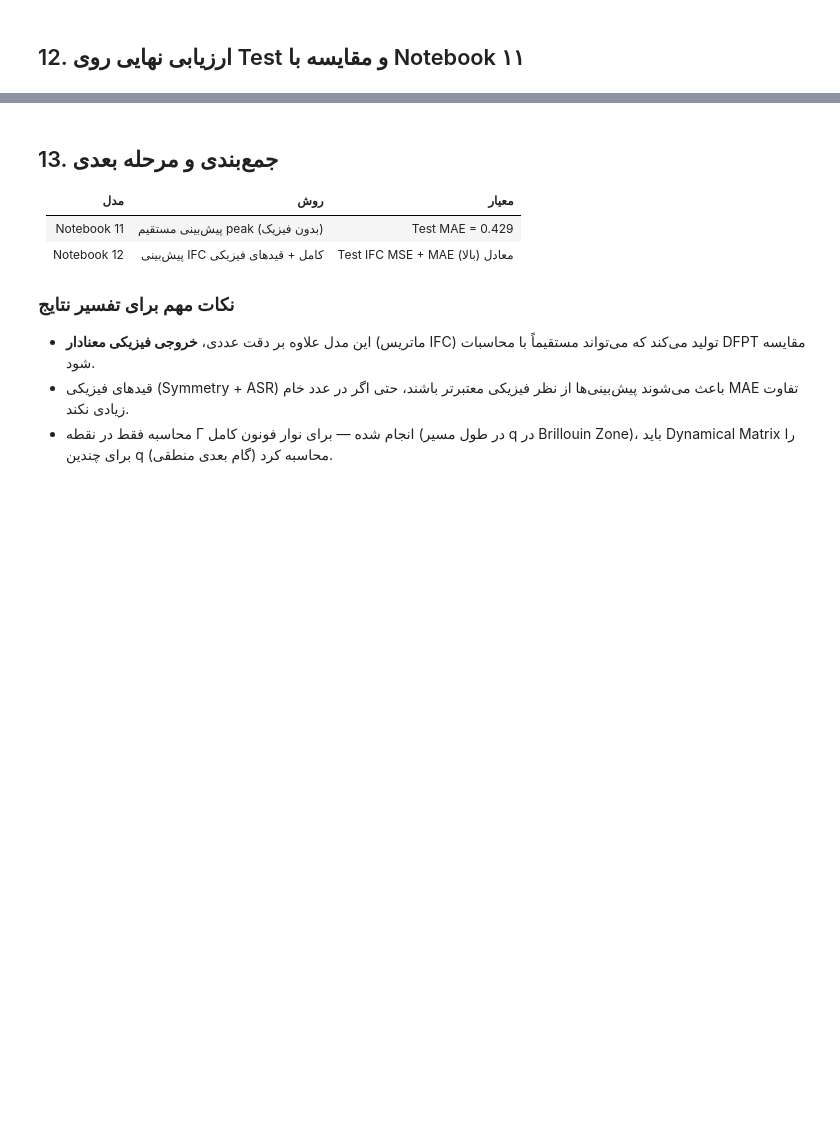
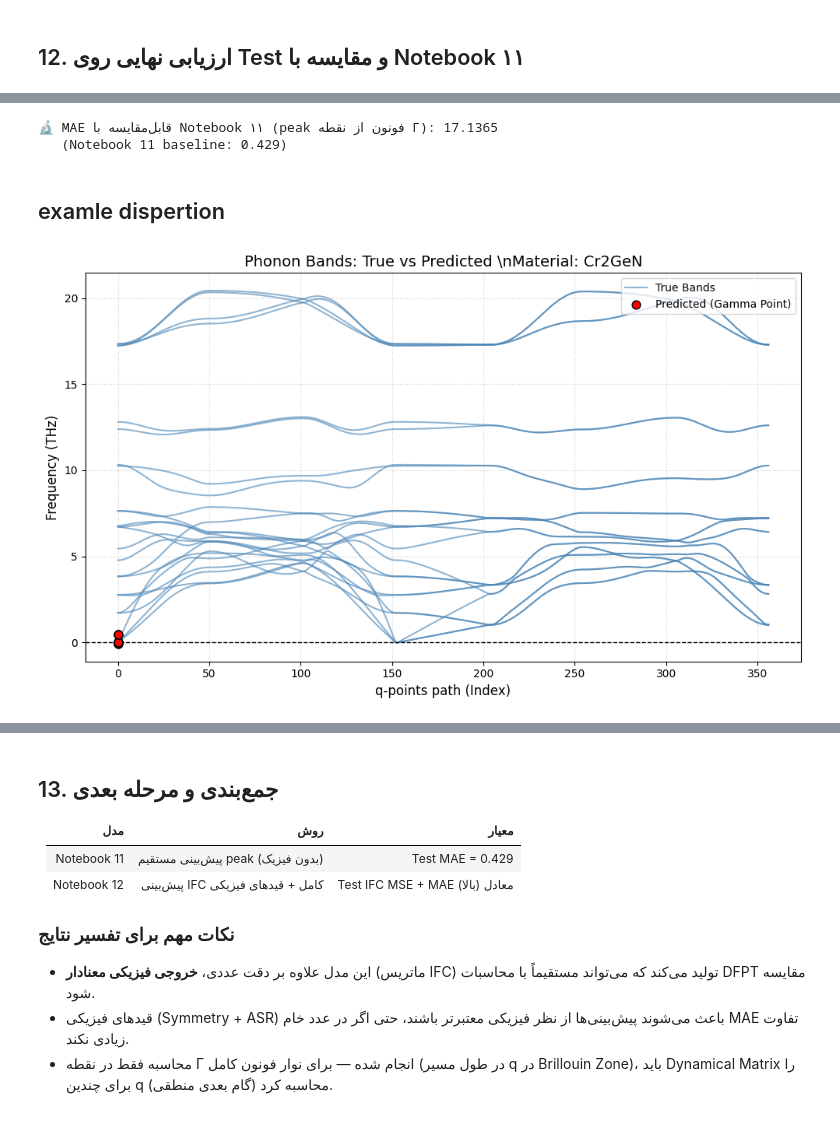
Before and after one commit to Metisa811/Predict-Phonon-Dispersion-by-GNN-Model, a Jupyter notebook: notebooks/12_Physics_Informed_IFC_MAX_Phase.ipynb, the cells around one changed output, grey strips where cells are left out. Drawn from its saved outputs; the diff is of its cells as text; code cells hidden in the pictures; blank space fills up the shorter version.

Commit message:
Kaggle Notebook | notebooks/12_Physics_Informed_IFC_MAX_Phase | Version 1

```diff
--- a/notebooks/12_Physics_Informed_IFC_MAX_Phase.ipynb
+++ b/notebooks/12_Physics_Informed_IFC_MAX_Phase.ipynb
@@ -58,10 +78,10 @@ print(f"Device: {device}")
 FC_DIR       = '/kaggle/input/datasets/metisa81/pgcnndata/extracted_force_constant_All/extracted_force_constant_C'
 POSCAR_DIR   = '/kaggle/input/datasets/metisa81/pgcnndata/all_poscar/all_poscar'
 BANDS_DIR    = '/kaggle/input/datasets/metisa81/pgcnndata/extracted_bands_C/extracted_bands_C'
-ELASTIC_FILE = '/kaggle/input/d/metisa81/features-dataset/mechanical_data_fixed.json'
+ELASTIC_FILE = '/kaggle/input/datasets/metisa81/features-dataset/mechanical_data_fixed.json'
 
 # Feature Set برنده‌ی Notebook 11
-FEATURE_CSV = '/kaggle/input/d/metisa81/feature-dataset-split/5_geometry_radius_volume.csv'
+FEATURE_CSV = '/kaggle/input/datasets/metisa81/feature-dataset-split/5_geometry_radius_volume.csv'
 
 for name, path in [('FC_DIR', FC_DIR), ('POSCAR_DIR', POSCAR_DIR),
                     ('BANDS_DIR', BANDS_DIR), ('ELASTIC_FILE', ELASTIC_FILE),
@@ -417,7 +460,7 @@ class DualGraphIFCNet(nn.Module):
         self.max_pool = global_max_pool
         self.global_mlp = nn.Sequential(nn.Linear(3, hidden // 4), nn.SiLU())
 
-        combined_dim = 6 * hidden + hidden // 4
+        combined_dim = 8 * hidden + hidden // 4
         ifc_out_dim = max_atoms * max_atoms * 3 * 3
 
         self.ifc_head = nn.Sequential(
@@ -781,3 +869,66 @@ with torch.no_grad():
 freq_mae = np.mean(all_freq_mae)
 print(f"🔬 MAE قابل‌مقایسه با Notebook ۱۱ (peak فونون از نقطه Γ): {freq_mae:.4f}")
 print(f"   (Notebook 11 baseline: 0.429)")
+# %% [output]
+🔬 MAE قابل‌مقایسه با Notebook ۱۱ (peak فونون از نقطه Γ): 17.1365
+   (Notebook 11 baseline: 0.429)
+# %% [markdown]
+## examle dispertion
+# %%
+import matplotlib.pyplot as plt
+from torch_geometric.data import Batch
+
+# ۱. انتخاب یک نمونه تصادفی از داده‌های تست (مثلا اولین نمونه)
+sample_idx = test_idx[0]
+sample_data = raw_samples[sample_idx]
+formula = sample_data['formula']
+
+model.eval()
+with torch.no_grad():
+    # استخراج گراف‌های باند و اتم برای این نمونه
+    bond_g = bond_graphs[sample_idx]
+    atom_g = atom_graphs[sample_idx]
+
+    # تبدیل به فرمت Batch با سایز 1 برای ورود به مدل
+    bond_batch = Batch.from_data_list([bond_g]).to(device)
+    atom_batch = Batch.from_data_list([atom_g]).to(device)
+
+    # پیش‌بینی ماتریس IFC
+    ifc_pred = model(bond_batch, atom_batch)
+
+    n_atoms_real = sample_data['n_atoms']
+    masses = get_masses_tensor(sample_data['atom_elements'], MAX_ATOMS).to(device)
+
+    # محاسبه فرکانس‌های پیش‌بینی شده فقط در نقطه گاما
+    freq_pred_gamma = compute_phonon_frequencies_gamma(ifc_pred[0], masses, n_atoms_real).cpu().numpy()
+
+# ۲. استخراج نوار فونون واقعی
+true_bands = sample_data['y_phonon'] # ابعاد (357, 24)
+
+# ۳. رسم نمودار
+plt.figure(figsize=(10, 6), dpi=100)
+
+# رسم نوارهای واقعی به صورت خط
+q_points = np.arange(true_bands.shape[0])
+for i in range(true_bands.shape[1]):
+    plt.plot(q_points, true_bands[:, i], color='steelblue', alpha=0.6,
+             label='True Bands' if i == 0 else "")
+
+# رسم پیش‌بینی مدل در نقطه گاما (فرض می‌کنیم نقطه گاما ایندکس 0 مسیر q است)
+gamma_index = 0
+plt.scatter([gamma_index] * len(freq_pred_gamma), freq_pred_gamma,
+            color='red', edgecolors='black', zorder=5, s=60,
+            label='Predicted (Gamma Point)')
+
+# تنظیمات ظاهری نمودار
+plt.title(f"Phonon Bands: True vs Predicted \\nMaterial: {formula}", fontsize=14)
+plt.ylabel("Frequency (THz)", fontsize=12)
+plt.xlabel("q-points path (Index)", fontsize=12)
+plt.axhline(y=0, color='black', linestyle='--', linewidth=1) # خط صفر (برای بررسی پایداری)
+plt.legend(loc='upper right')
+plt.grid(True, linestyle=':', alpha=0.6)
+
+plt.tight_layout()
+plt.show()
+# %% [output]
+[figure, added]
```
Also changed, not shown: parts of 18 cells of this notebook.
